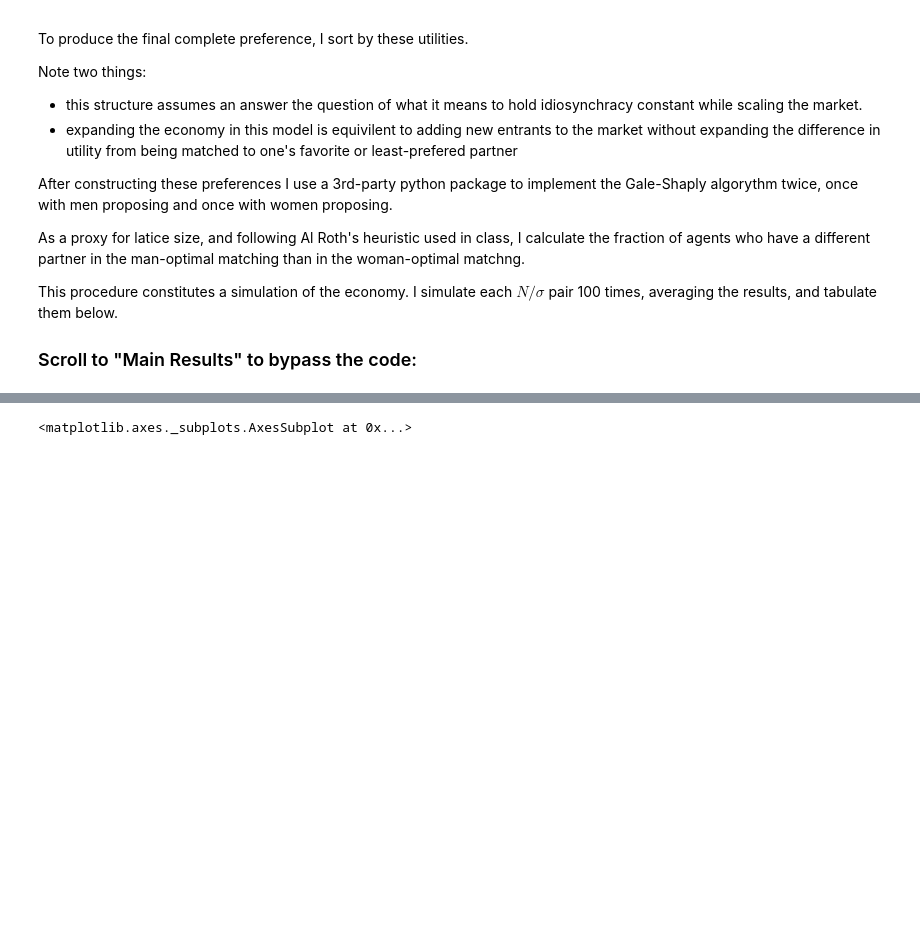
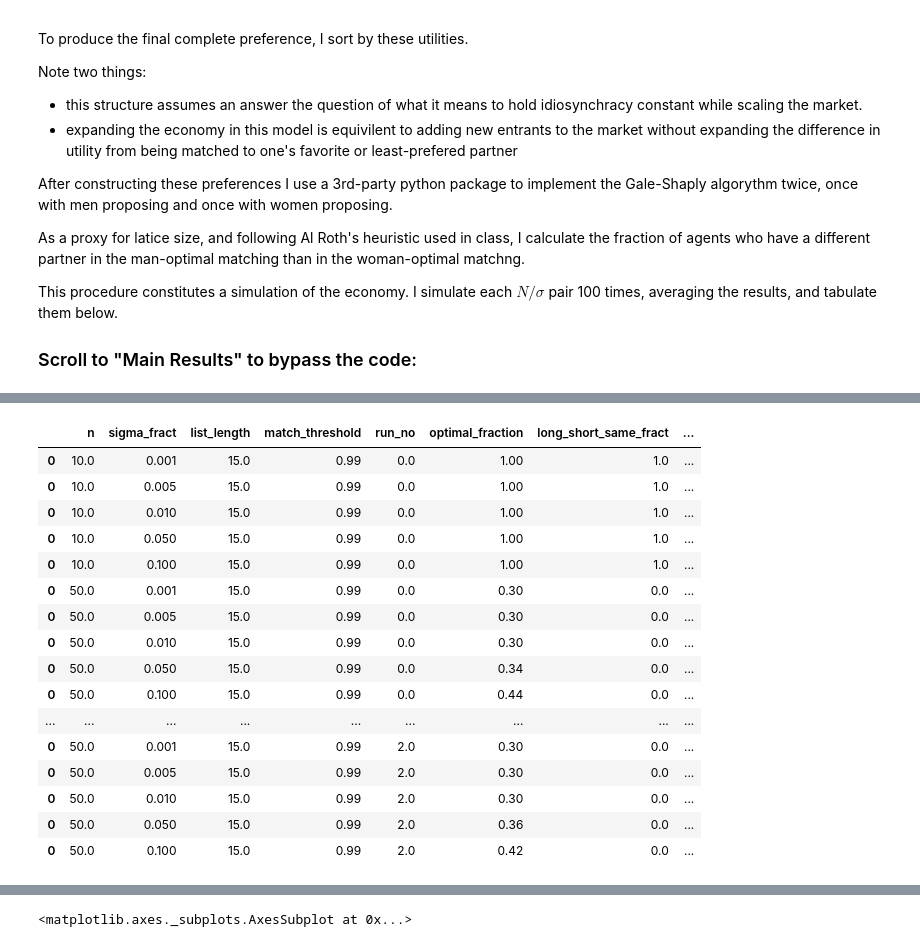
Before and after one commit to tgardnerh/MarketDesign, a Jupyter notebook: Short_Ranklist.ipynb, the cells around one changed output, grey strips where cells are left out. Cells and saved outputs as stored; diff of their text form; code cells hidden in the pictures; blank space fills up the shorter version.

```diff
--- a/Short_Ranklist.ipynb
+++ b/Short_Ranklist.ipynb
@@ -233,0 +354,29 @@ res_num = results_df.apply(pd.to_numeric)
+# %%
+results_df.columns = ["n",
+    "sigma_fract",
+    "list_length",
+    "match_threshold",
+    "run_no",
+    "optimal_fraction",
+    "long_short_same_fract",
+    "core_size",
+    "core_size_long"]
+results_df
+# %% [output]
+|  | n | sigma_fract | list_length | match_threshold | run_no | optimal_fraction | long_short_same_fract | ... |
+| 0 | 10.0 | 0.001 | 15.0 | 0.99 | 0.0 | 1.00 | 1.0 | ... |
+| 0 | 10.0 | 0.005 | 15.0 | 0.99 | 0.0 | 1.00 | 1.0 | ... |
+| 0 | 10.0 | 0.010 | 15.0 | 0.99 | 0.0 | 1.00 | 1.0 | ... |
+| 0 | 10.0 | 0.050 | 15.0 | 0.99 | 0.0 | 1.00 | 1.0 | ... |
+| 0 | 10.0 | 0.100 | 15.0 | 0.99 | 0.0 | 1.00 | 1.0 | ... |
+| 0 | 50.0 | 0.001 | 15.0 | 0.99 | 0.0 | 0.30 | 0.0 | ... |
+| 0 | 50.0 | 0.005 | 15.0 | 0.99 | 0.0 | 0.30 | 0.0 | ... |
+| 0 | 50.0 | 0.010 | 15.0 | 0.99 | 0.0 | 0.30 | 0.0 | ... |
+| 0 | 50.0 | 0.050 | 15.0 | 0.99 | 0.0 | 0.34 | 0.0 | ... |
+| 0 | 50.0 | 0.100 | 15.0 | 0.99 | 0.0 | 0.44 | 0.0 | ... |
+| ... | ... | ... | ... | ... | ... | ... | ... | ... |
+| 0 | 50.0 | 0.001 | 15.0 | 0.99 | 2.0 | 0.30 | 0.0 | ... |
+| 0 | 50.0 | 0.005 | 15.0 | 0.99 | 2.0 | 0.30 | 0.0 | ... |
+| 0 | 50.0 | 0.010 | 15.0 | 0.99 | 2.0 | 0.30 | 0.0 | ... |
+| 0 | 50.0 | 0.050 | 15.0 | 0.99 | 2.0 | 0.36 | 0.0 | ... |
+| 0 | 50.0 | 0.100 | 15.0 | 0.99 | 2.0 | 0.42 | 0.0 | ... |
```
Also changed, not shown: parts of 8 cells of this notebook.
